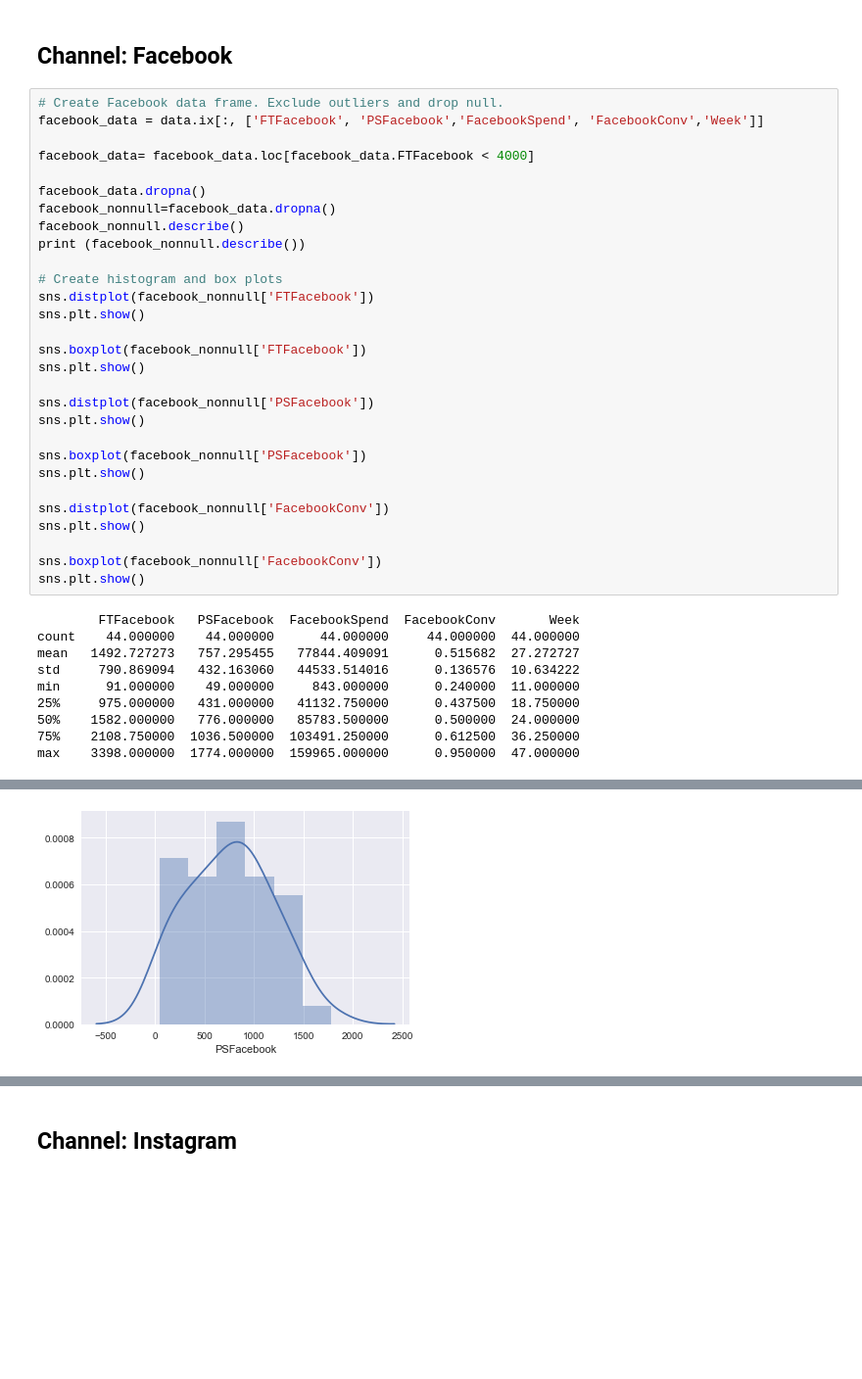
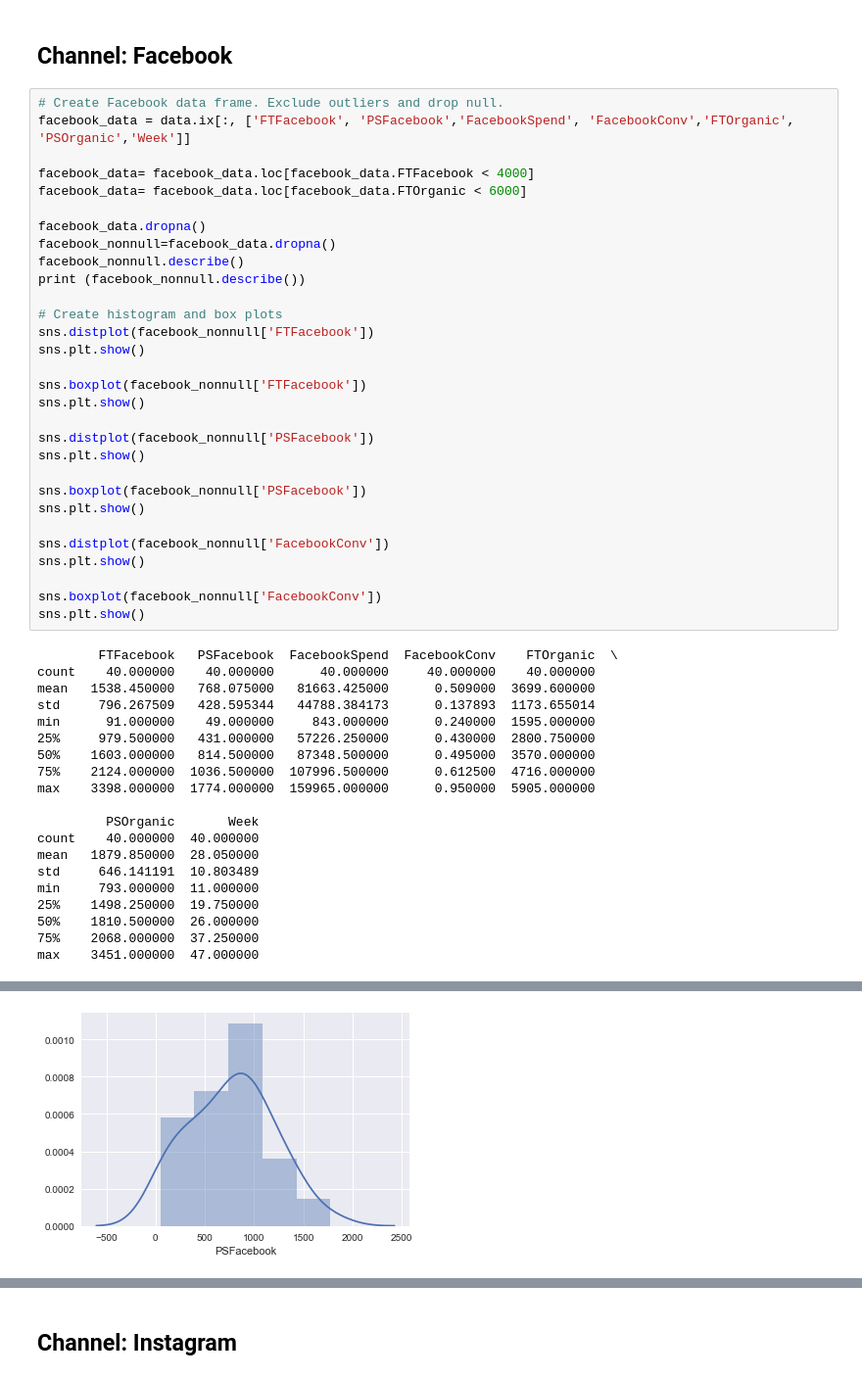
Before and after one commit to lingpossible/ling_datascience, a Jupyter notebook: projects/final-project/03-exploratory-analysis/final_03_LingLee.ipynb, the cells around one changed output, grey strips where cells are left out. Shown at 98% size. Cells and saved outputs as stored; diff of their text form; blank space fills up the shorter version.

```diff
--- a/projects/final-project/03-exploratory-analysis/final_03_LingLee.ipynb
+++ b/projects/final-project/03-exploratory-analysis/final_03_LingLee.ipynb
@@ -193,9 +277,10 @@ OLS Regression Results
 ## Channel: Facebook
 # %%
 # Create Facebook data frame. Exclude outliers and drop null.
-facebook_data = data.ix[:, ['FTFacebook', 'PSFacebook','FacebookSpend', 'FacebookConv','Week']]
+facebook_data = data.ix[:, ['FTFacebook', 'PSFacebook','FacebookSpend', 'FacebookConv','FTOrganic', 'PSOrganic','Week']]
 
 facebook_data= facebook_data.loc[facebook_data.FTFacebook < 4000]
+facebook_data= facebook_data.loc[facebook_data.FTOrganic < 6000]
 
 facebook_data.dropna()
 facebook_nonnull=facebook_data.dropna()
@@ -221,12 +306,22 @@ sns.plt.show()
 sns.boxplot(facebook_nonnull['FacebookConv'])
 sns.plt.show()
 # %% [output]
-        FTFacebook   PSFacebook  FacebookSpend  FacebookConv       Week
-count    44.000000    44.000000      44.000000     44.000000  44.000000
-mean   1492.727273   757.295455   77844.409091      0.515682  27.272727
-std     790.869094   432.163060   44533.514016      0.136576  10.634222
-min      91.000000    49.000000     843.000000      0.240000  11.000000
-25%     975.000000   431.000000   41132.750000      0.437500  18.750000
-50%    1582.000000   776.000000   85783.500000      0.500000  24.000000
-75%    2108.750000  1036.500000  103491.250000      0.612500  36.250000
-max    3398.000000  1774.000000  159965.000000      0.950000  47.000000
+        FTFacebook   PSFacebook  FacebookSpend  FacebookConv    FTOrganic  \
+count    40.000000    40.000000      40.000000     40.000000    40.000000
+mean   1538.450000   768.075000   81663.425000      0.509000  3699.600000
+std     796.267509   428.595344   44788.384173      0.137893  1173.655014
+min      91.000000    49.000000     843.000000      0.240000  1595.000000
+25%     979.500000   431.000000   57226.250000      0.430000  2800.750000
+50%    1603.000000   814.500000   87348.500000      0.495000  3570.000000
+75%    2124.000000  1036.500000  107996.500000      0.612500  4716.000000
+max    3398.000000  1774.000000  159965.000000      0.950000  5905.000000
+
+         PSOrganic       Week
+count    40.000000  40.000000
+mean   1879.850000  28.050000
+std     646.141191  10.803489
+min     793.000000  11.000000
+25%    1498.250000  19.750000
+50%    1810.500000  26.000000
+75%    2068.000000  37.250000
+max    3451.000000  47.000000
@@ -234,2 +329,2 @@ max    3398.000000  1774.000000  159965.000000      0.950000  47.000000
 [figure]
-[figure, old version]
+[figure, new version]
```
Also changed, not shown: parts of 52 cells of this notebook, 1 other file.
